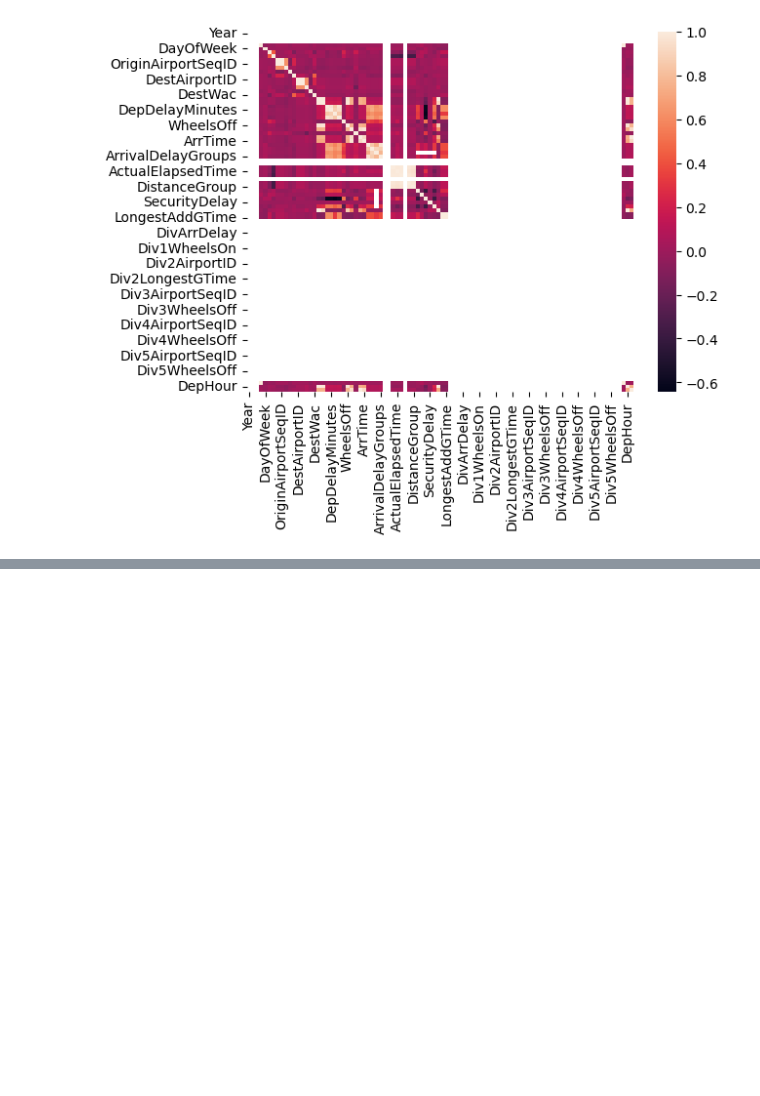
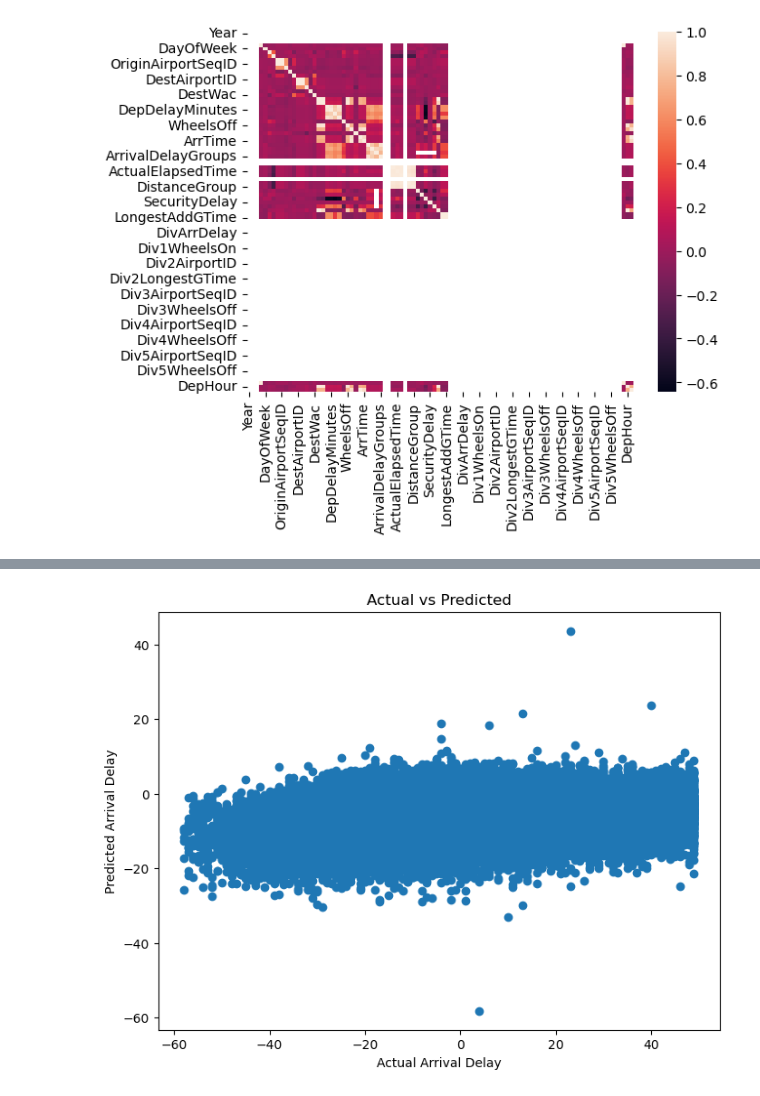
Before and after one commit to Rider-04/daily-python-data-lab, a Jupyter notebook: 04_machine_learning/Regression_Project.ipynb, the cells around one changed output, grey strips where cells are left out. Cells and saved outputs as stored; diff of their text form; code cells hidden in the pictures; blank space fills up the shorter version.

Commit message:
Failed Model Training

```diff
--- a/04_machine_learning/Regression_Project.ipynb
+++ b/04_machine_learning/Regression_Project.ipynb
@@ -323,3 +350,3 @@ X.select_dtypes(include="object").columns
 # %%
-X.drop(columns=["CancellationCode"], inplace=True)
+# X.drop(columns=["CancellationCode"], inplace=True)
 # %%
@@ -468,2 +384,0 @@ y = y.astype("float32")
-# %%
-X_train, X_test, y_train, y_test = train_test_split(X,y, test_size=0.2,random_state=42)
@@ -475,0 +400,2 @@ df = df.sample(n=250000, random_state=42)
+# %%
+y_test_pred = model.predict(X_test)
@@ -475,0 +459,9 @@ df = df.sample(n=250000, random_state=42)
+# %%
+plt.figure(figsize=(8,6))
+plt.scatter(y_test, y_test_pred)
+plt.xlabel("Actual Arrival Delay")
+plt.ylabel("Predicted Arrival Delay")
+plt.title("Actual vs Predicted")
+plt.show()
+# %% [output]
+[figure, added]
```
Also changed, not shown: parts of 57 cells of this notebook, 1 other file.
